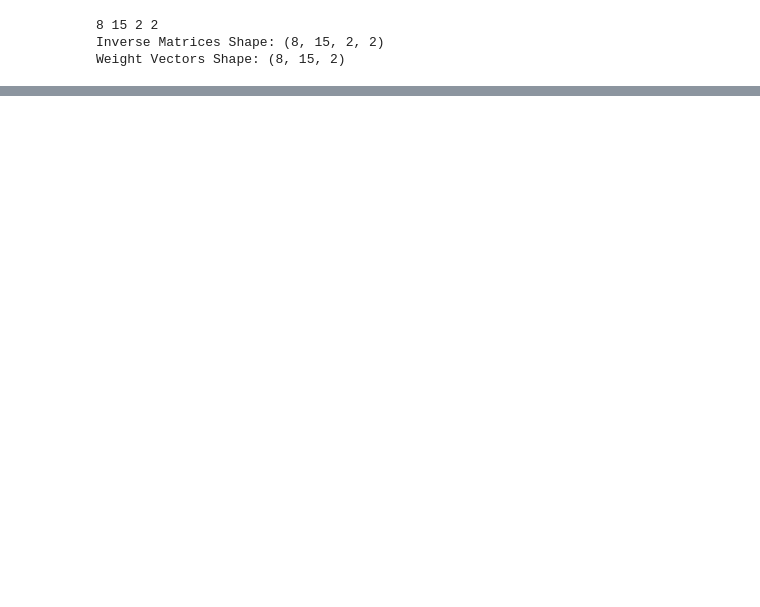
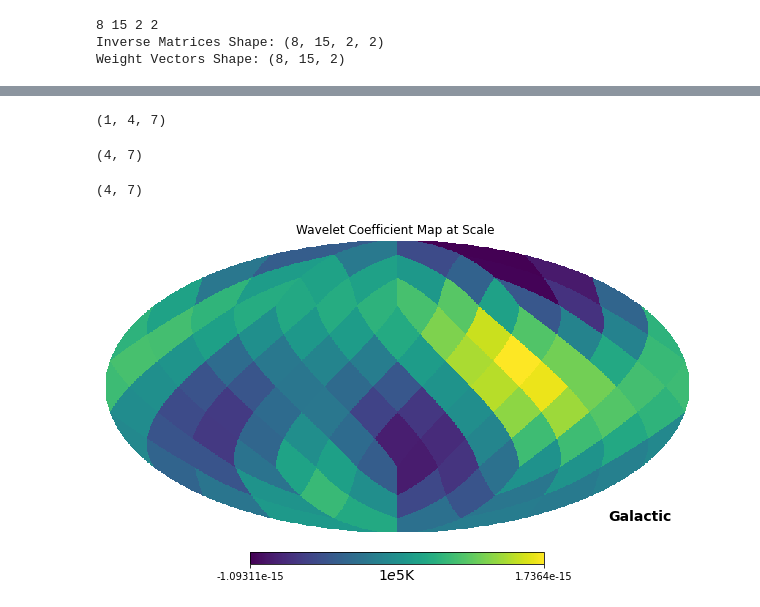
Before and after one commit to CodefromMax/CMB_plot, a Jupyter notebook: code/ILC_30_Steps_ILC.ipynb, the cells around one changed output, grey strips where cells are left out. Drawn from its saved outputs; the diff is of its cells as text; code cells hidden in the pictures; blank space fills up the shorter version.

```diff
--- a/code/ILC_30_Steps_ILC.ipynb
+++ b/code/ILC_30_Steps_ILC.ipynb
@@ -319,0 +303,13 @@ array([0.08490125+1.45217831e-18j, 0.91509875-1.45217831e-18j])
+# %%
+double_30 = doubled_MW_wav_c_j[(frequencies[0], 0)]
+double_70 = doubled_MW_wav_c_j[(frequencies[1], 0)]
+
+doubled_map = np.zeros((double_30.shape[0],double_30.shape[1]), dtype=np.complex128)
+
+
+for i in range(double_30.shape[0]):
+    for j in range(double_30.shape[1]):
+        pix_vector = np.array([double_30[i,j],double_70[i,j]])
+        # print(double_30[i,j],double_70[i,j])
+        # print(pix_vector.shape)
+        doubled_map[i,j] = np.dot(weight_vector_load[i,j],pix_vector)
@@ -436,0 +432,4 @@ def ILC(MW_Pix_Map):
+# %%
+stored_wavelet_coeffs_pix[0].shape
+# %% [output]
+(1, 4, 7)
@@ -436,0 +450,31 @@ def ILC(MW_Pix_Map):
+# %%
+trimmed_map = trim_alm_to_original(doubled_map, [4,7])
+
+
+doubled_map_alm = s2fft.forward(trimmed_map, L = trimmed_map.shape[0])
+print(doubled_map_alm.shape)
+doubled_map_hp_alm = mw_alm_2_hp_alm(doubled_map_alm, trimmed_map.shape[0]-1)
+doubled_hp_map = hp.alm2map(doubled_map_hp_alm, nside=trimmed_map.shape[0]-1)
+# %% [output]
+(4, 7)
+# %%
+trimmed_map = trim_alm_to_original(double_30, [4,7])
+
+
+doubled_map_alm = s2fft.forward(trimmed_map, L = trimmed_map.shape[0])
+print(doubled_map_alm.shape)
+doubled_map_hp_alm = mw_alm_2_hp_alm(doubled_map_alm, trimmed_map.shape[0]-1)
+doubled_hp_map = hp.alm2map(doubled_map_hp_alm, nside=trimmed_map.shape[0]-1)
+# %% [output]
+(4, 7)
+# %%
+hp.mollview(
+            doubled_hp_map*1e5,
+            coord=["G"],
+            title="Wavelet Coefficient Map at Scale ",
+            unit=r"$1e5$K",
+            # min=-1,
+            # max=1,
+        )
+# %% [output]
+[figure, added]
```
Also changed, not shown: parts of 21 cells of this notebook, 3 other files.
